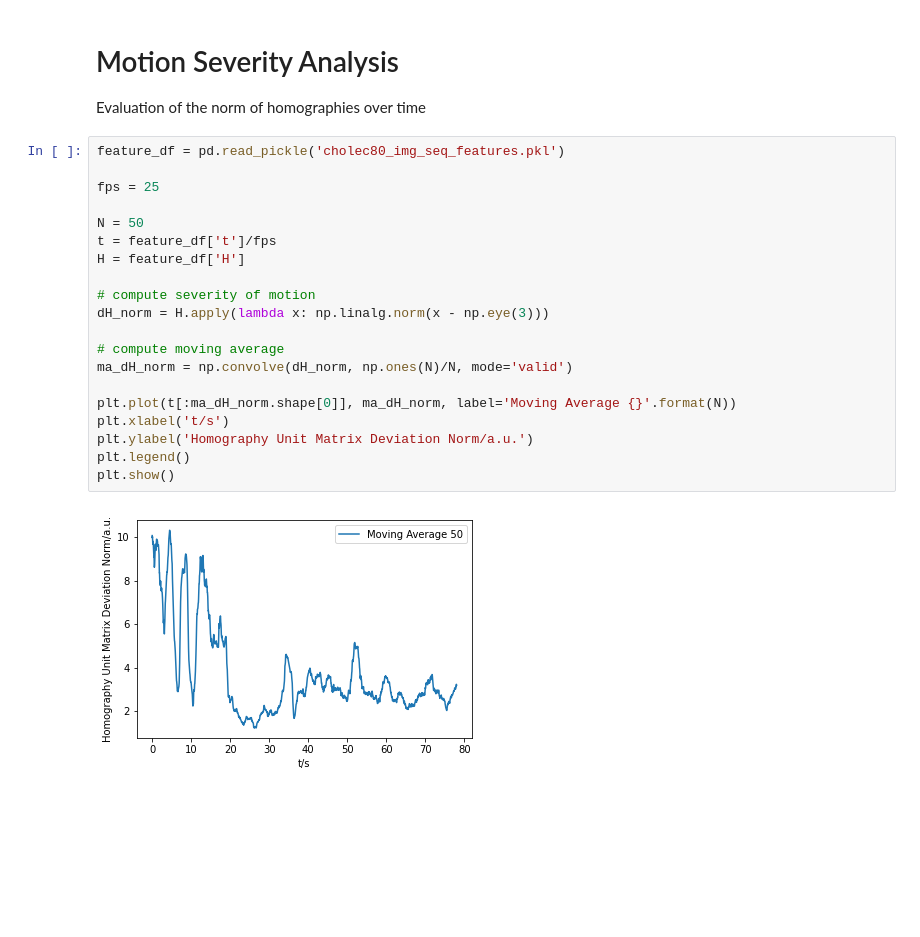
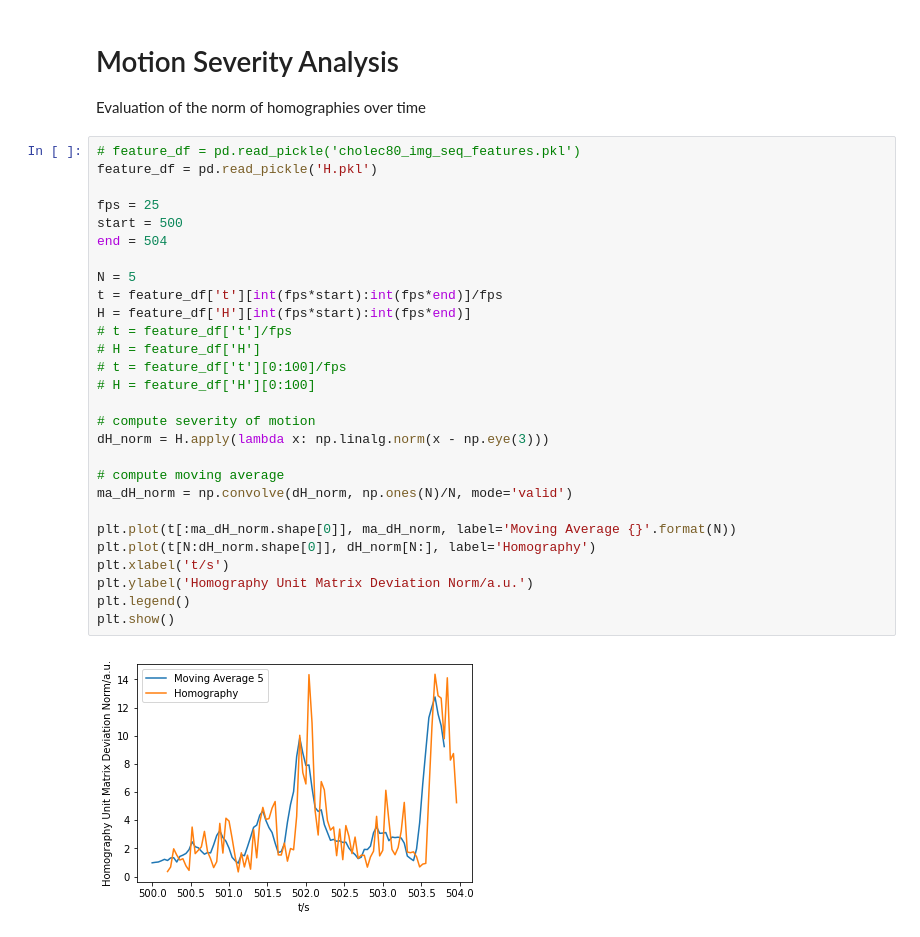
Before and after one commit to RViMLab/MICCAI2023-Camera-Motion-Prediction, a Jupyter notebook: notebooks/eval_homography_regression.ipynb, the cells around one changed output. Drawn from its saved outputs; the diff is of its cells as text; blank space fills up the shorter version.

```diff
--- a/notebooks/eval_homography_regression.ipynb
+++ b/notebooks/eval_homography_regression.ipynb
@@ -235,24 +233,32 @@ plt.show()
 # Motion Severity Analysis
 Evaluation of the norm of homographies over time
 # %%
-feature_df = pd.read_pickle('cholec80_img_seq_features.pkl')
+# feature_df = pd.read_pickle('cholec80_img_seq_features.pkl')
+feature_df = pd.read_pickle('H.pkl')
 
 fps = 25
+start = 500
+end = 504
 
-N = 50
-t = feature_df['t']/fps
-H = feature_df['H']
+N = 5
+t = feature_df['t'][int(fps*start):int(fps*end)]/fps
+H = feature_df['H'][int(fps*start):int(fps*end)]
+# t = feature_df['t']/fps
+# H = feature_df['H']
+# t = feature_df['t'][0:100]/fps
+# H = feature_df['H'][0:100]
 
 # compute severity of motion
 dH_norm = H.apply(lambda x: np.linalg.norm(x - np.eye(3)))
 
 # compute moving average
 ma_dH_norm = np.convolve(dH_norm, np.ones(N)/N, mode='valid')
 
 plt.plot(t[:ma_dH_norm.shape[0]], ma_dH_norm, label='Moving Average {}'.format(N))
+plt.plot(t[N:dH_norm.shape[0]], dH_norm[N:], label='Homography')
 plt.xlabel('t/s')
 plt.ylabel('Homography Unit Matrix Deviation Norm/a.u.')
 plt.legend()
 plt.show()
 # %% [output]
-[figure, old version]
+[figure, new version]
```
Also changed, not shown: parts of 2 cells of this notebook, 2 other files.
